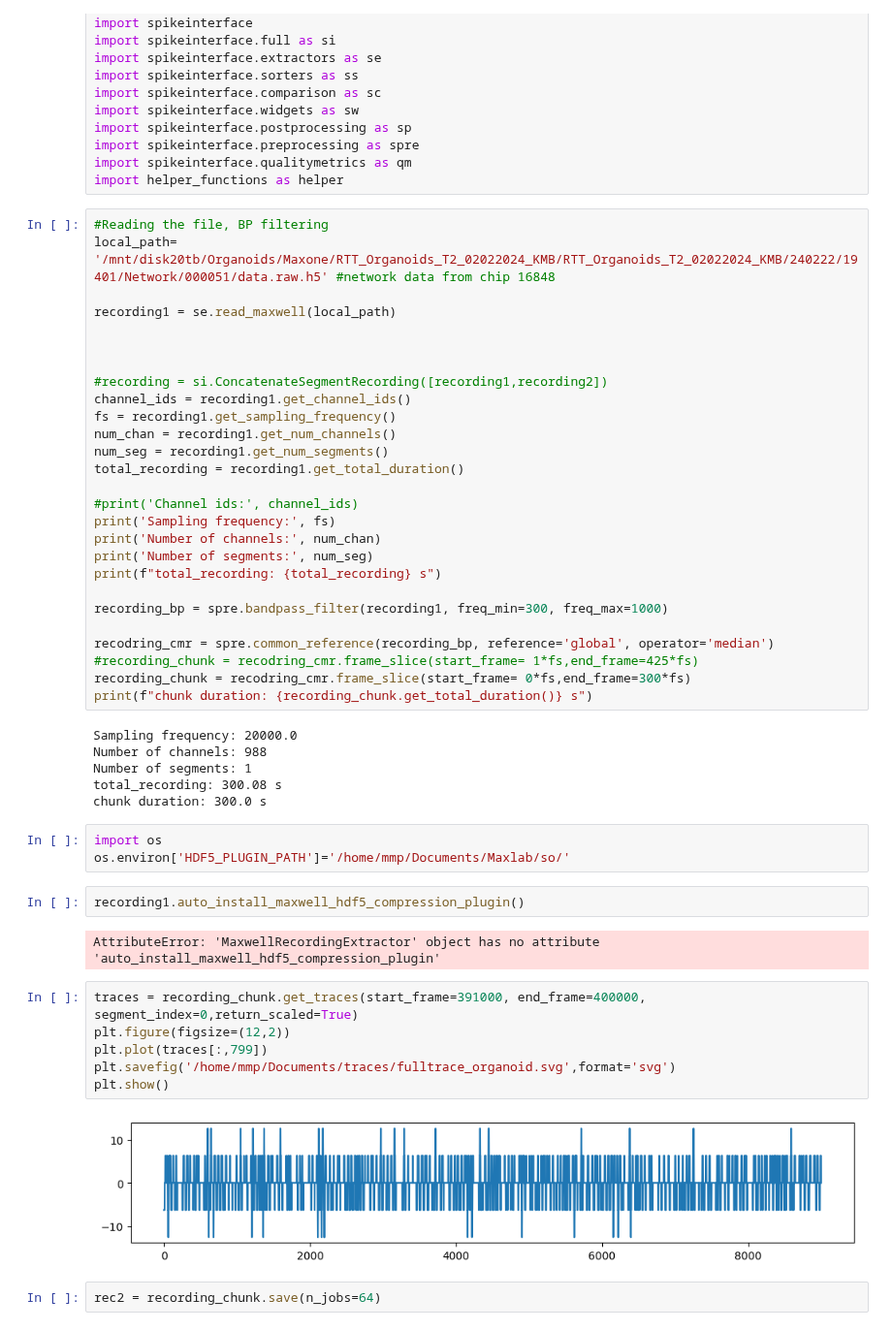
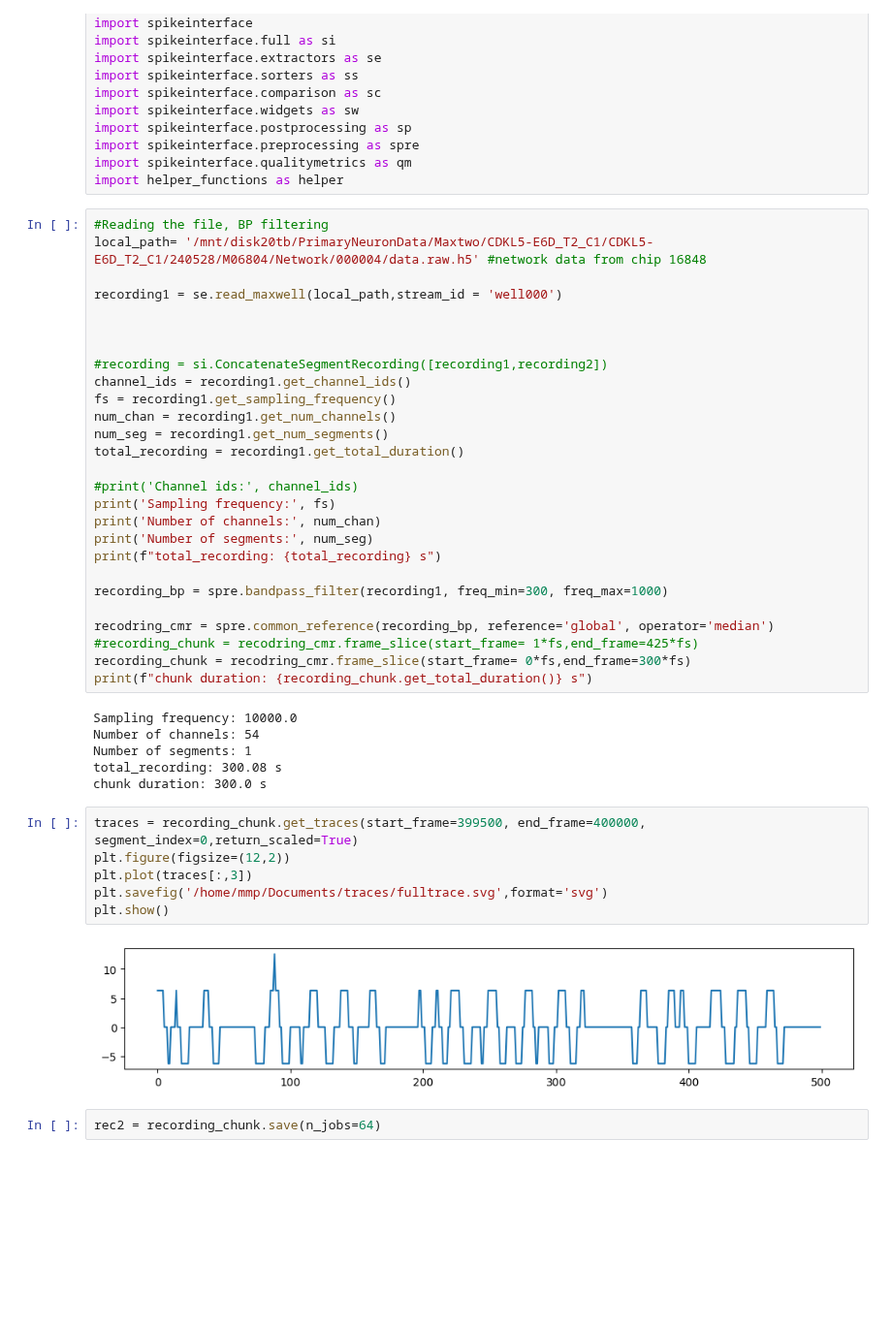
Before and after one commit to roybens/MEA_Analysis, a Jupyter notebook: IPNAnalysis/SpikeSortingAlgorithmFigures.ipynb, the cells around one changed output. Shown at 97% size. Saved outputs shown, nothing was run; the diff lists cells and outputs as text; blank space fills up the shorter version.

Commit message:
notebook for Figures electrode traces

```diff
--- a/IPNAnalysis/SpikeSortingAlgorithmFigures.ipynb
+++ b/IPNAnalysis/SpikeSortingAlgorithmFigures.ipynb
@@ -14,9 +14,9 @@ import spikeinterface.qualitymetrics as qm
 import helper_functions as helper
 # %%
 #Reading the file, BP filtering
-local_path= '/mnt/disk20tb/Organoids/Maxone/RTT_Organoids_T2_02022024_KMB/RTT_Organoids_T2_02022024_KMB/240222/19401/Network/000051/data.raw.h5' #network data from chip 16848
+local_path= '/mnt/disk20tb/PrimaryNeuronData/Maxtwo/CDKL5-E6D_T2_C1/CDKL5-E6D_T2_C1/240528/M06804/Network/000004/data.raw.h5' #network data from chip 16848
 
-recording1 = se.read_maxwell(local_path)
+recording1 = se.read_maxwell(local_path,stream_id = 'well000')
 
 
 
@@ -40,26 +40,19 @@ recodring_cmr = spre.common_reference(recording_bp, reference='global', operator
 recording_chunk = recodring_cmr.frame_slice(start_frame= 0*fs,end_frame=300*fs)
 print(f"chunk duration: {recording_chunk.get_total_duration()} s")
 # %% [output]
-Sampling frequency: 20000.0
-Number of channels: 988
+Sampling frequency: 10000.0
+Number of channels: 54
 Number of segments: 1
 total_recording: 300.08 s
 chunk duration: 300.0 s
-# %%
-import os
-os.environ['HDF5_PLUGIN_PATH']='/home/mmp/Documents/Maxlab/so/'
-# %%
-recording1.auto_install_maxwell_hdf5_compression_plugin()
-# %% [output]
-AttributeError: 'MaxwellRecordingExtractor' object has no attribute 'auto_install_maxwell_hdf5_compression_plugin'
 # %%
-traces = recording_chunk.get_traces(start_frame=391000, end_frame=400000, segment_index=0,return_scaled=True)
+traces = recording_chunk.get_traces(start_frame=399500, end_frame=400000, segment_index=0,return_scaled=True)
 plt.figure(figsize=(12,2))
-plt.plot(traces[:,799])
-plt.savefig('/home/mmp/Documents/traces/fulltrace_organoid.svg',format='svg')
+plt.plot(traces[:,3])
+plt.savefig('/home/mmp/Documents/traces/fulltrace.svg',format='svg')
 plt.show()
 # %% [output]
-[figure, old version]
+[figure, new version]
 # %%
 rec2 = recording_chunk.save(n_jobs=64)
 # %% [output]
```
